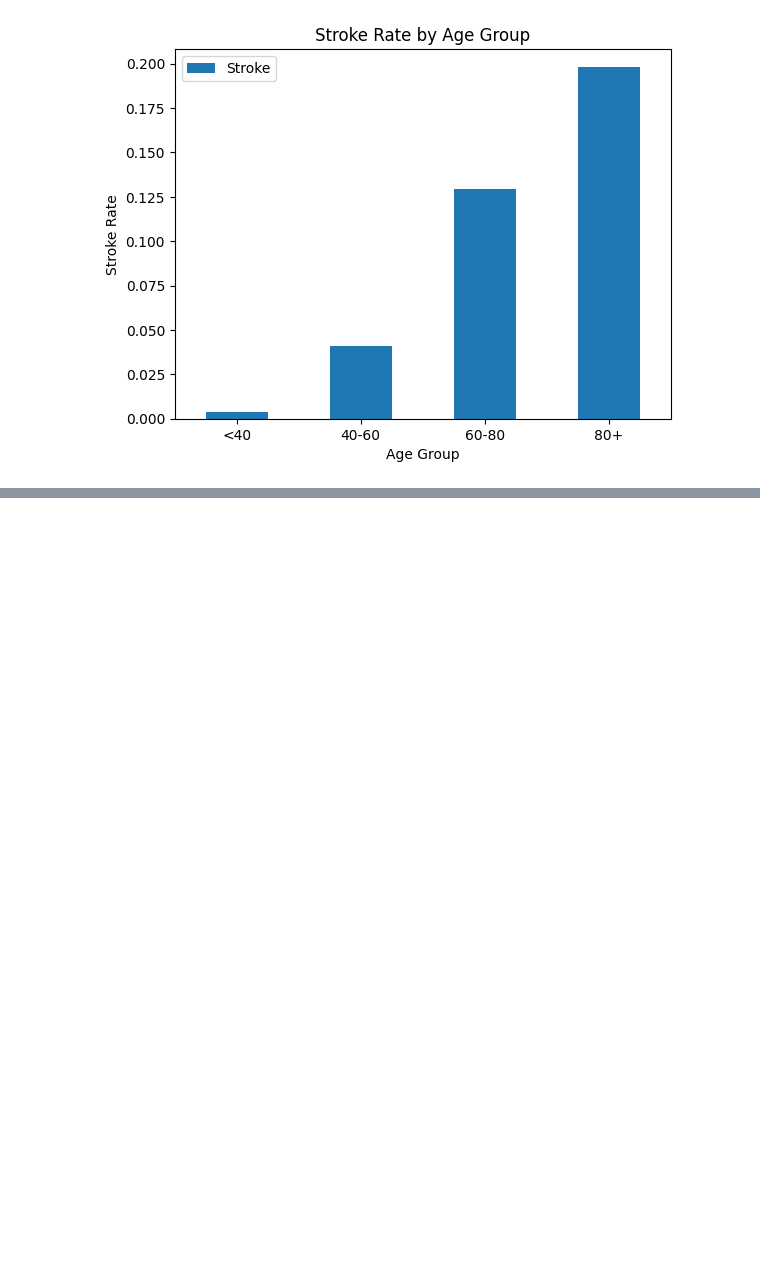
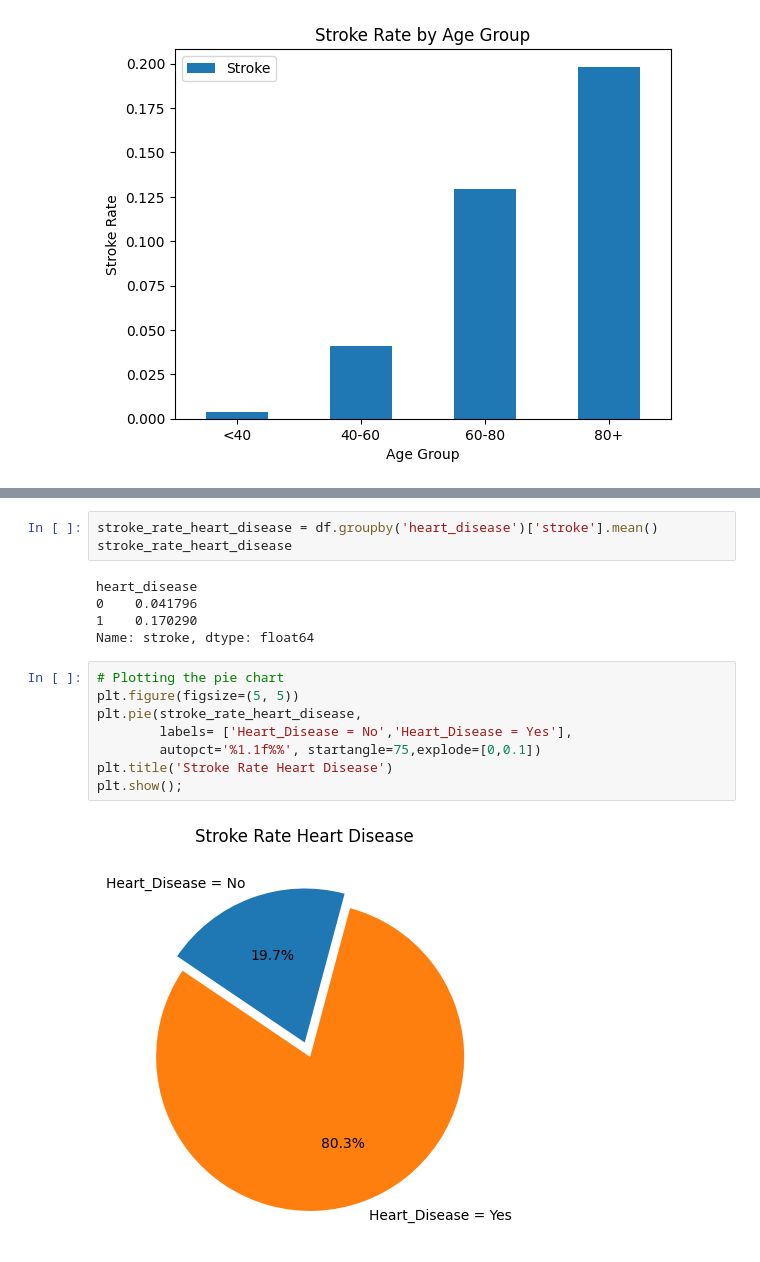
Before and after one commit to NovikovAnton-code/Stroke-Prediction-Course-Work, a Jupyter notebook: Stroke_Prediction.ipynb, the cells around one changed output, grey strips where cells are left out. Cells and saved outputs as stored; diff of their text form; blank space fills up the shorter version.

```diff
--- a/Stroke_Prediction.ipynb
+++ b/Stroke_Prediction.ipynb
@@ -232,0 +285,18 @@ plt.show();
+# %%
+stroke_rate_heart_disease = df.groupby('heart_disease')['stroke'].mean()
+stroke_rate_heart_disease
+# %% [output]
+heart_disease
+0    0.041796
+1    0.170290
+Name: stroke, dtype: float64
+# %%
+# Plotting the pie chart
+plt.figure(figsize=(5, 5))
+plt.pie(stroke_rate_heart_disease,
+        labels= ['Heart_Disease = No','Heart_Disease = Yes'],
+        autopct='%1.1f%%', startangle=75,explode=[0,0.1])
+plt.title('Stroke Rate Heart Disease')
+plt.show();
+# %% [output]
+[figure, added]
```
Also changed, not shown: parts of 28 cells of this notebook.
